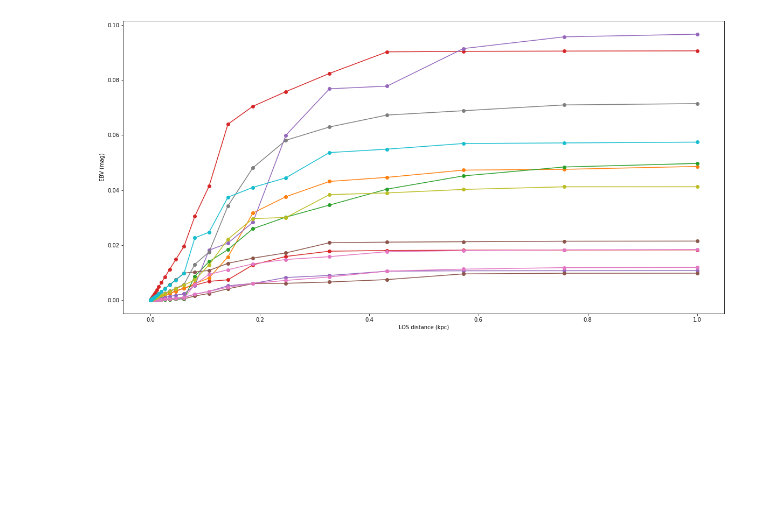
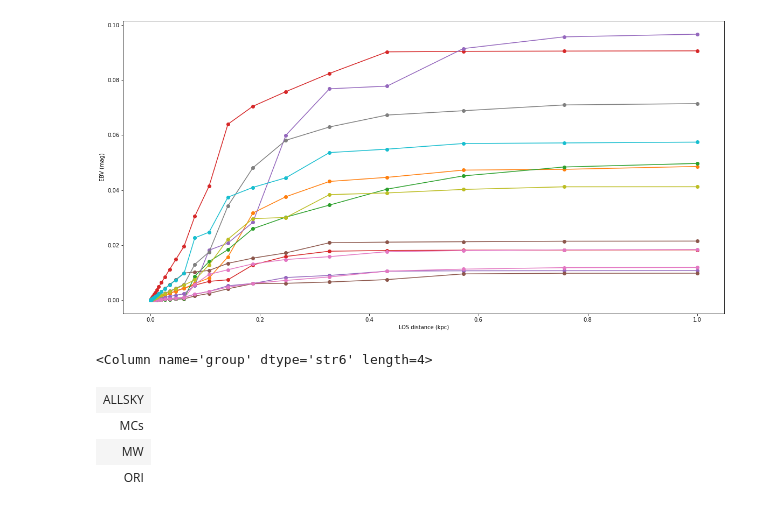
Before and after one commit to sdss/lvmdrp, a Jupyter notebook: docs/nb/sky-simulation.ipynb, the cells around one changed output. Saved outputs shown, nothing was run; the diff lists cells and outputs as text; code cells hidden in the pictures; blank space fills up the shorter version.

```diff
--- a/docs/nb/sky-simulation.ipynb
+++ b/docs/nb/sky-simulation.ipynb
@@ -144,6 +146,14 @@ plt.ylabel("EBV (mag)")
 # %% [output]
 Text(0, 0.5, 'EBV (mag)')
 [figure]
+# %%
+np.unique(lvm["group"])
+# %% [output]
+<Column name='group' dtype='str6' length=4>
+| ALLSKY |
+| MCs |
+| MW |
+| ORI |
 # %%
 from whampy.skySurvey import SkySurvey
 
```
Also changed, not shown: parts of 3 cells of this notebook.
